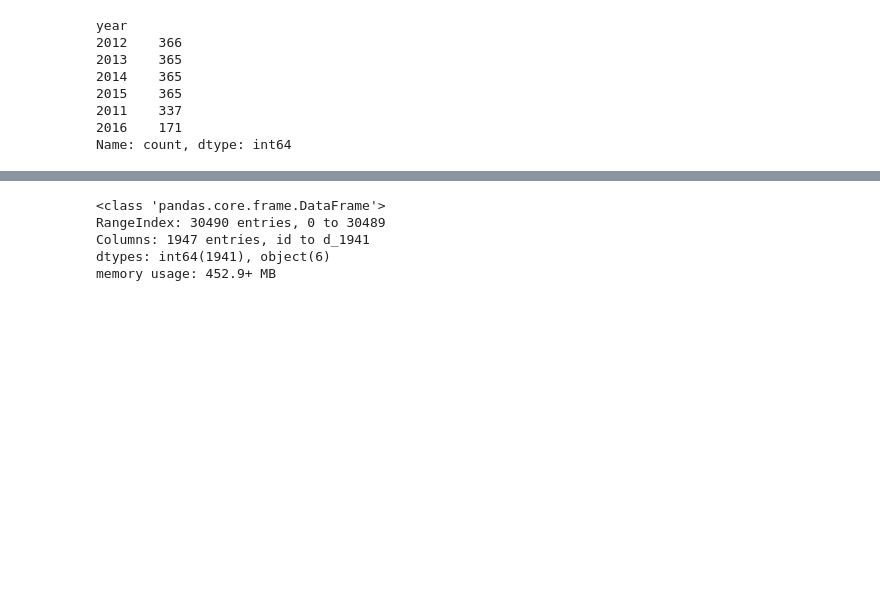
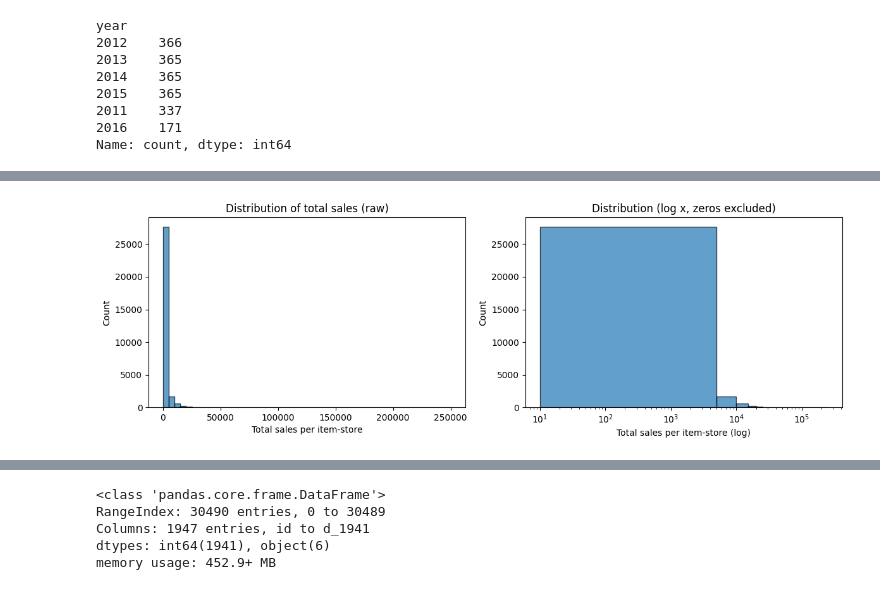
Before and after one commit to JimmysDataLab/Inventory-Forecasting-and-Modeling, a Jupyter notebook: notebooks/exploratory_data_analysis_and_modelling.ipynb, the cells around one changed output, grey strips where cells are left out. Saved outputs shown, nothing was run; the diff lists cells and outputs as text; code cells hidden in the pictures; blank space fills up the shorter version.

```diff
--- a/notebooks/exploratory_data_analysis_and_modelling.ipynb
+++ b/notebooks/exploratory_data_analysis_and_modelling.ipynb
@@ -177,0 +312,16 @@ Name: count, dtype: int64
+# %%
+# Distribution of total sales per item-store (log scale)
+fig, axes = plt.subplots(1, 2, figsize=(12, 4))
+axes[0].hist(sales_train_validation_df["total_sales"], bins=50, edgecolor="black", alpha=0.7)
+axes[0].set_xlabel("Total sales per item-store")
+axes[0].set_ylabel("Count")
+axes[0].set_title("Distribution of total sales (raw)")
+axes[1].hist(sales_train_validation_df["total_sales"].clip(lower=1), bins=50, edgecolor="black", alpha=0.7)
+axes[1].set_xscale("log")
+axes[1].set_xlabel("Total sales per item-store (log)")
+axes[1].set_ylabel("Count")
+axes[1].set_title("Distribution (log x, zeros excluded)")
+plt.tight_layout()
+plt.show()
+# %% [output]
+[figure, added]
```
Also changed, not shown: parts of 19 cells of this notebook.
